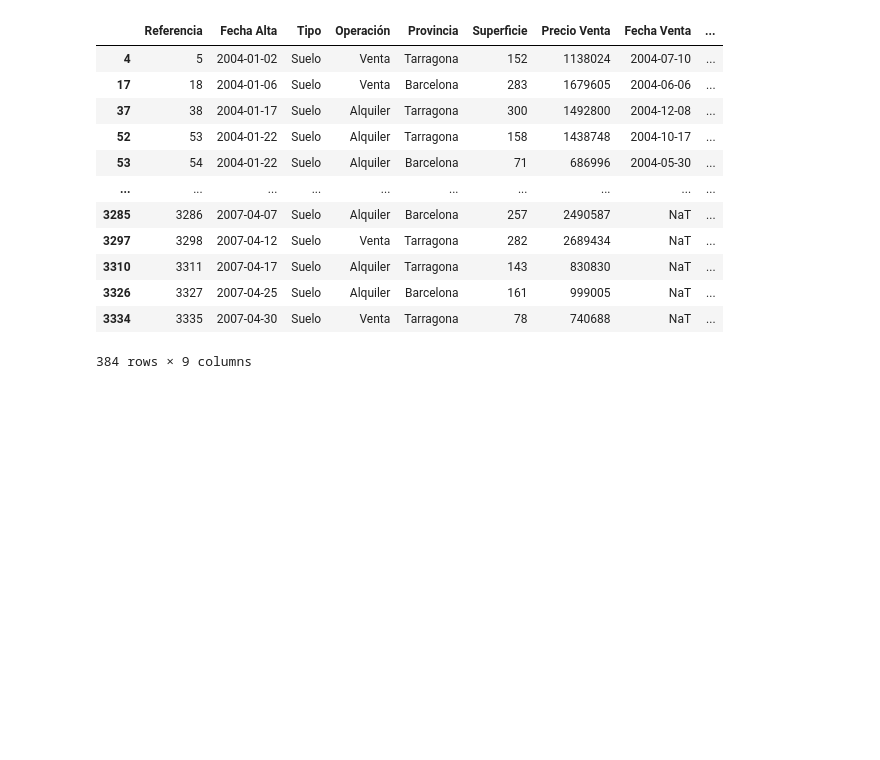
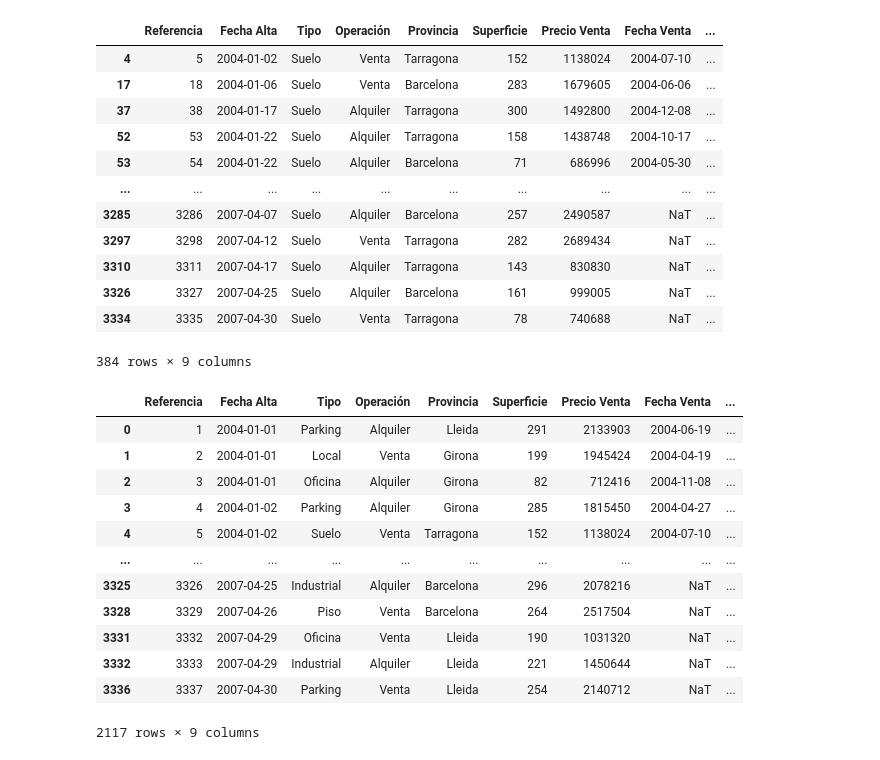
Before and after one commit to MaferLedmar/Reto-1.0, a Jupyter notebook: Filtros.ipynb, the cells around one changed output. Drawn from its saved outputs; the diff is of its cells as text; code cells hidden in the pictures; blank space fills up the shorter version.

Commit message:
Filtro 8 - lógico ("o")

```diff
--- a/Filtros.ipynb
+++ b/Filtros.ipynb
@@ -150,3 +150,21 @@ filtro7
 384 rows × 9 columns
 # %%
 filtro7.to_csv("Filtro7.csv")
+# %%
+#Filtro o
+filtro8=df[(df["Precio Venta"] > 1000000) | (df["Tipo"] == "Oficina")]
+filtro8
+# %% [output]
+|  | Referencia | Fecha Alta | Tipo | Operación | Provincia | Superficie | Precio Venta | Fecha Venta | ... |
+| 0 | 1 | 2004-01-01 | Parking | Alquiler | Lleida | 291 | 2133903 | 2004-06-19 | ... |
+| 1 | 2 | 2004-01-01 | Local | Venta | Girona | 199 | 1945424 | 2004-04-19 | ... |
+| 2 | 3 | 2004-01-01 | Oficina | Alquiler | Girona | 82 | 712416 | 2004-11-08 | ... |
+| 3 | 4 | 2004-01-02 | Parking | Alquiler | Girona | 285 | 1815450 | 2004-04-27 | ... |
+| 4 | 5 | 2004-01-02 | Suelo | Venta | Tarragona | 152 | 1138024 | 2004-07-10 | ... |
+| ... | ... | ... | ... | ... | ... | ... | ... | ... | ... |
+| 3325 | 3326 | 2007-04-25 | Industrial | Alquiler | Barcelona | 296 | 2078216 | NaT | ... |
+| 3328 | 3329 | 2007-04-26 | Piso | Venta | Barcelona | 264 | 2517504 | NaT | ... |
+| 3331 | 3332 | 2007-04-29 | Oficina | Venta | Lleida | 190 | 1031320 | NaT | ... |
+| 3332 | 3333 | 2007-04-29 | Industrial | Alquiler | Lleida | 221 | 1450644 | NaT | ... |
+| 3336 | 3337 | 2007-04-30 | Parking | Venta | Lleida | 254 | 2140712 | NaT | ... |
+2117 rows × 9 columns
```
Also changed, not shown: parts of 2 cells of this notebook, 1 other file.
